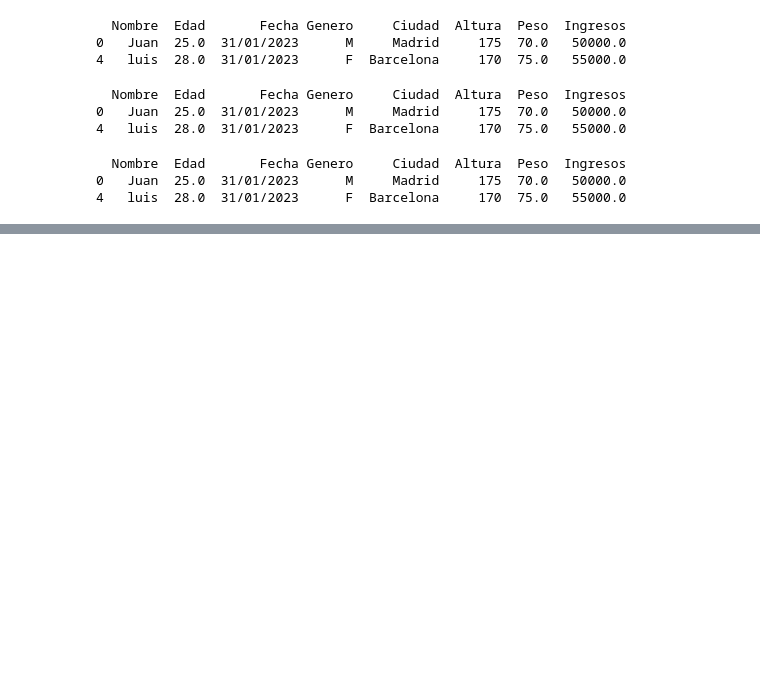
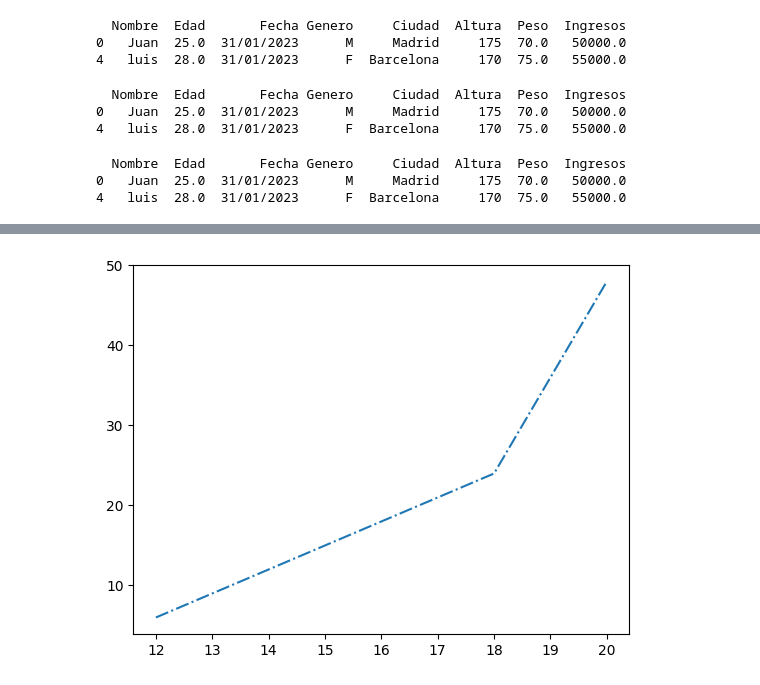
Before and after one commit to DanMrs90/Curso-Python, a Jupyter notebook: repositorio/bibliotecas.ipynb, the cells around one changed output, grey strips where cells are left out. Saved outputs shown, nothing was run; the diff lists cells and outputs as text; code cells hidden in the pictures; blank space fills up the shorter version.

```diff
--- a/repositorio/bibliotecas.ipynb
+++ b/repositorio/bibliotecas.ipynb
@@ -463,0 +557,10 @@ print(media)
+# %%
+plt.plot([12,14,18,20],puntos_y,'-.')#se define el estilo de linea
+plt.show()
+#linea
+#'-'
+#':'
+#'--'
+#'-.'
+# %% [output]
+[figure, added]
```
Also changed, not shown: parts of 58 cells of this notebook, 5 other files.
